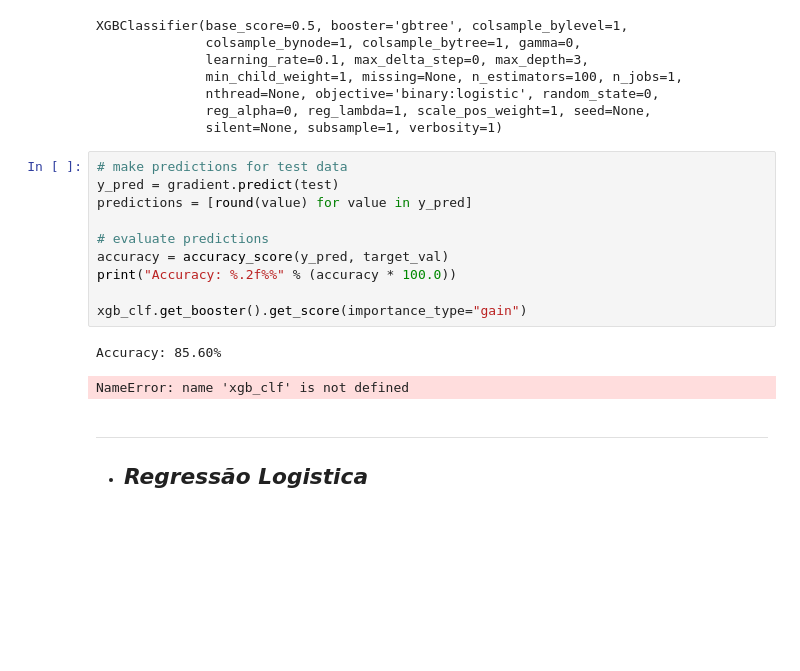
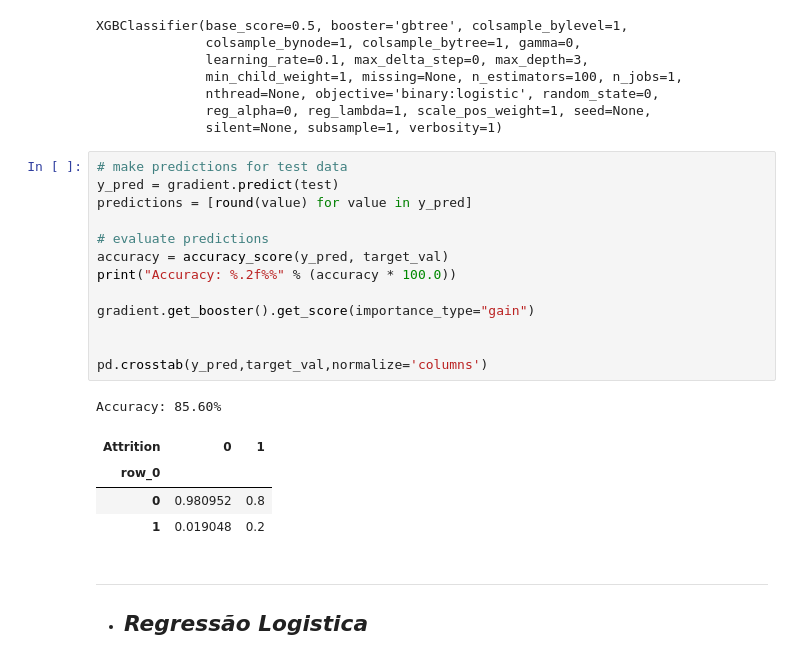
Before and after one commit to AntonioFuziy/Projeto3DataScience, a Jupyter notebook: Projeto3DataScience.ipynb, the cells around one changed output. Cells and saved outputs as stored; diff of their text form; blank space fills up the shorter version.

```diff
--- a/Projeto3DataScience.ipynb
+++ b/Projeto3DataScience.ipynb
@@ -510,16 +520,22 @@ XGBClassifier(base_score=0.5, booster='gbtree', colsample_bylevel=1,
 # %%
 # make predictions for test data
 y_pred = gradient.predict(test)
 predictions = [round(value) for value in y_pred]
 
 # evaluate predictions
 accuracy = accuracy_score(y_pred, target_val)
 print("Accuracy: %.2f%%" % (accuracy * 100.0))
 
-xgb_clf.get_booster().get_score(importance_type="gain")
+gradient.get_booster().get_score(importance_type="gain")
+
+
+pd.crosstab(y_pred,target_val,normalize='columns')
 # %% [output]
 Accuracy: 85.60%
-NameError: name 'xgb_clf' is not defined
+| Attrition | 0 | 1 |
+| row_0 |  |  |
+| 0 | 0.980952 | 0.8 |
+| 1 | 0.019048 | 0.2 |
 # %% [markdown]
 ___
 * ## *Regressão Logistica*
```
Also changed, not shown: parts of 18 cells of this notebook.
